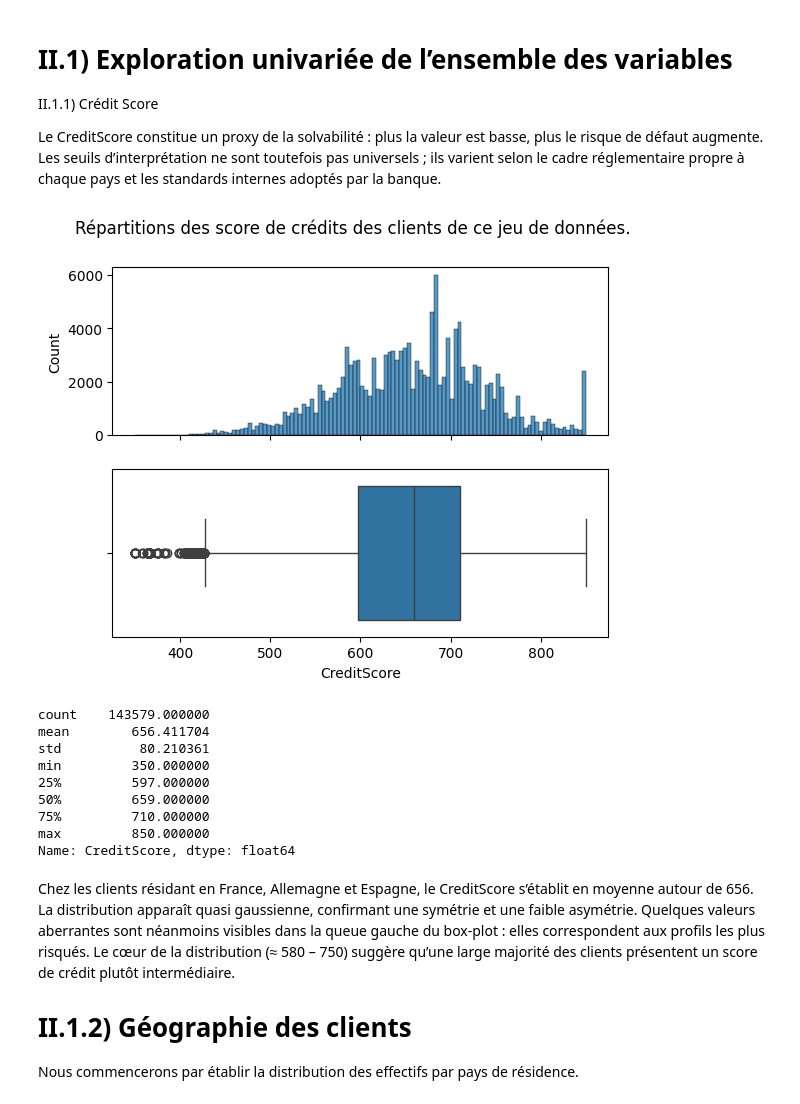
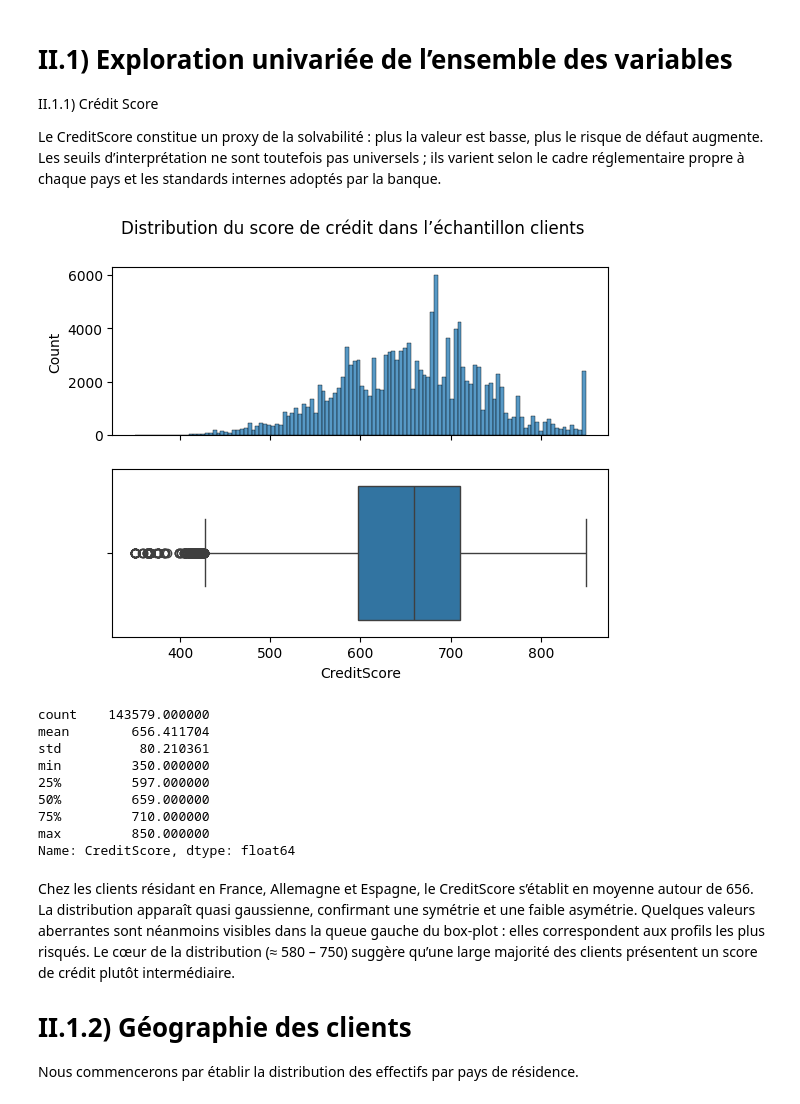
Before and after one commit to fmazur57u/Bank-churn, a Jupyter notebook: bankChurn/projet_bank_churn.ipynb, the cells around one changed output. Drawn from its saved outputs; the diff is of its cells as text; code cells hidden in the pictures.

```diff
--- a/bankChurn/projet_bank_churn.ipynb
+++ b/bankChurn/projet_bank_churn.ipynb
@@ -70,13 +70,13 @@ II.1.1) Crédit Score
 Le CreditScore constitue un proxy de la solvabilité : plus la valeur est basse, plus le risque de défaut augmente. Les seuils d’interprétation ne sont toutefois pas universels ; ils varient selon le cadre réglementaire propre à chaque pays et les standards internes adoptés par la banque.
 # %%
 fig, ax = plt.subplots(2, 1, sharex=True)
-plt.suptitle("Répartitions des score de crédits des clients de ce jeu de données.")
+plt.suptitle("Distribution du score de crédit dans l’échantillon clients")
 sns.histplot(data=train_set, x="CreditScore", ax=ax[0])
 sns.boxplot(data=train_set, x="CreditScore", ax=ax[1])
 plt.show()
 train_set["CreditScore"].describe()
 # %% [output]
-[figure, old version]
+[figure, new version]
 count    143579.000000
 mean        656.411704
 std          80.210361
```
Also changed, not shown: parts of 30 cells of this notebook, 1 other file.
